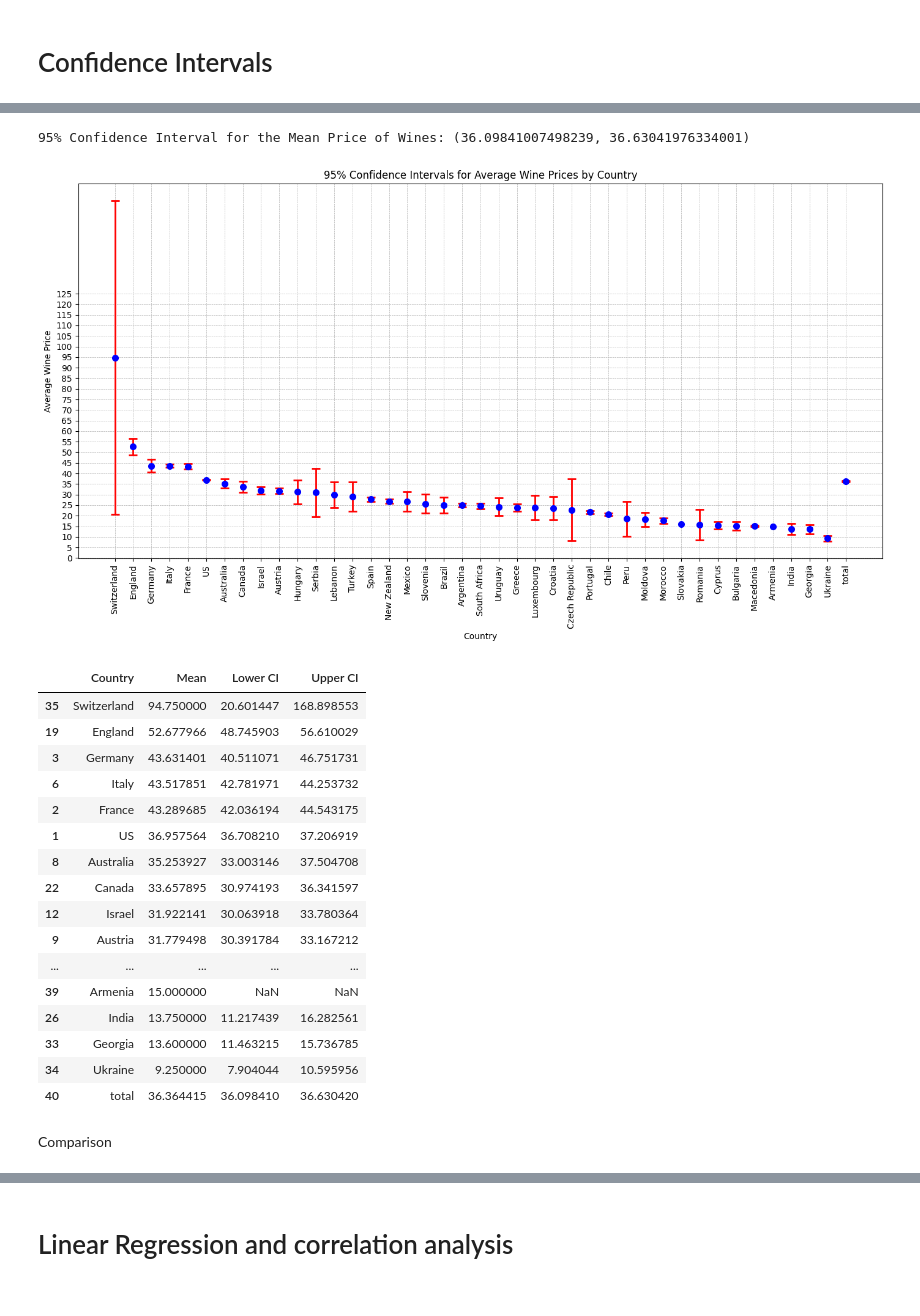
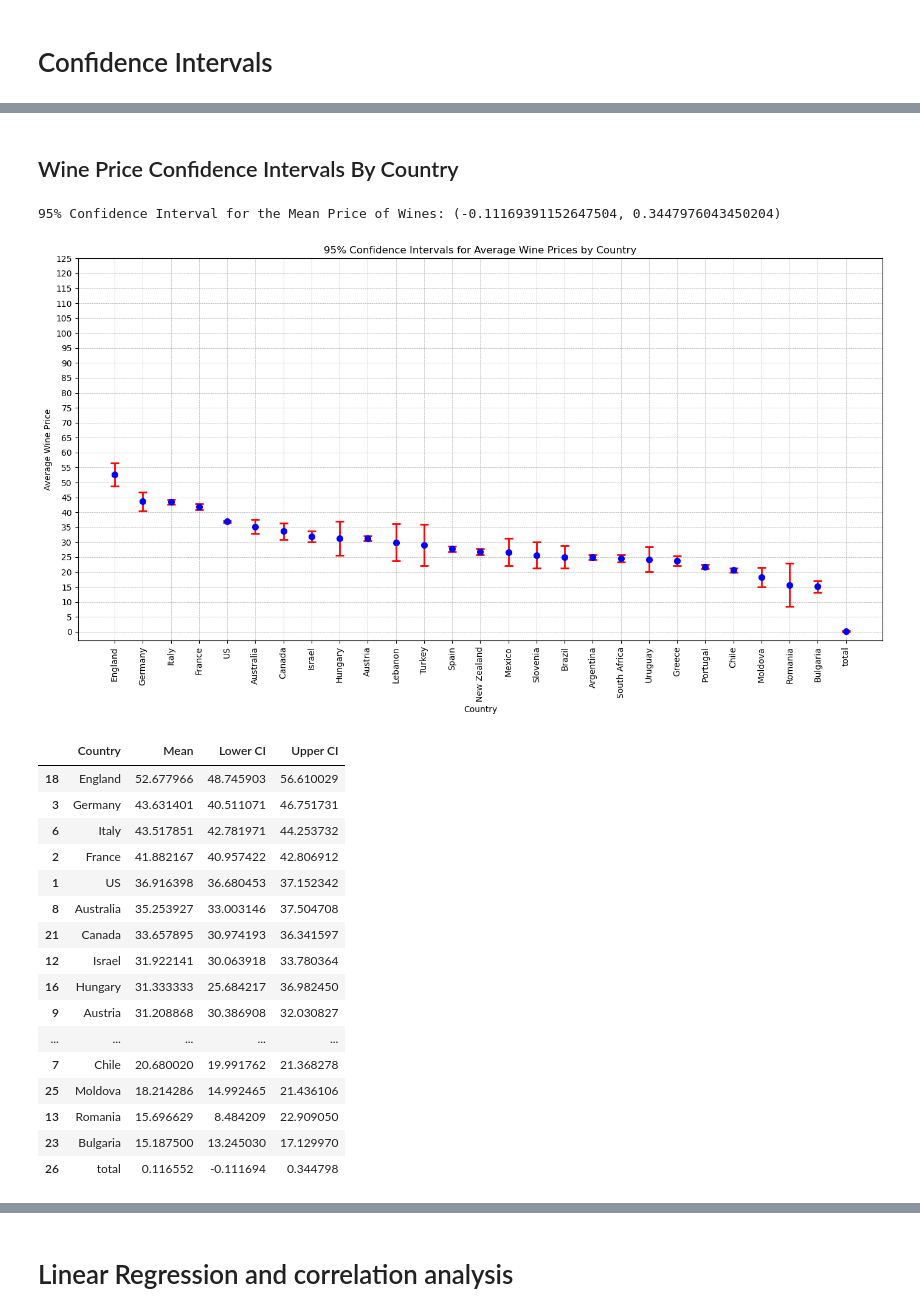
Before and after one commit to Supsi-Collaborative-Projects/wine-analysis, a Jupyter notebook: analysis.ipynb, the cells around one changed output, grey strips where cells are left out. Cells and saved outputs as stored; diff of their text form; code cells hidden in the pictures.

```diff
--- a/analysis.ipynb
+++ b/analysis.ipynb
@@ -286,3 +392,5 @@ Proportion of outliers: 6.16%
+# %%
+df = df[df['price'] <= 1000]
 # %% [markdown]
 # Preprocessing
 # %% [markdown]
@@ -412,10 +506,16 @@ df
 # %% [markdown]
 The length of the wine description might correlate with the wine rating, so we create a new variable to capture this information.
 # %%
-df['review_length'] = df['description'].apply(lambda x: len(x) if pd.notnull(x) else 0)
+def calculate_review_length(description):
+    if pd.notnull(description):
+        return len(description)
+    else:
+        return 0
+
+df['review_length'] = df['description'].apply(calculate_review_length)
 
 # Verifica che la colonna sia stata aggiunta correttamente
-df.head(10)
+df.head(5)
 # %% [output]
 |  | country | description | designation | points | price | province | region_1 | region_2 | title | variety | ... |
 | 1 | Portugal | This is ripe and fruity, a wine t... | Avidagos | 87 | 15.0 | Douro | Not-available | Not-available | Quinta dos Avidagos 2011 Avidagos... | Portuguese Red | ... |
@@ -830 +993,7 @@ print(f"95% confidence interval for the Pearson correlation coefficient: ({ci_lo
+# %%
+# Filter out countries with fewer than 30 points
+country_counts = df['country'].value_counts()
+valid_countries = country_counts[country_counts >= 30].index
+excluded_countries = country_counts[country_counts < 30].index
+df_filtered = df[df['country'].isin(valid_countries)]
 # %% [markdown]
@@ -897,65 +1063,67 @@ confidence_df
+# %% [markdown]
+## Wine Price Confidence Intervals By Country
 # %%
-# Calculate mean and standard error for the entire dataset for 'price'
-mean_price = df['price'].mean()
-sem_price = stats.sem(df['price'].dropna())
+# Calculate mean and standard error
+mean_price = df_filtered['price'].mean()
+mean_price = stats.sem(df_filtered['price'].dropna())
 
-# Calculate the confidence interval for the entire dataset for 'price'
-confidence_interval_price = stats.t.interval(0.95, len(df['price'].dropna())-1, loc=mean_price, scale=sem_price)
+# Calculate the confidence interval
+confidence_interval_price = stats.t.interval(0.95, len(df_filtered['price'])-1, loc=mean_price, scale=sem_price)
 print(f'95% Confidence Interval for the Mean Price of Wines: {confidence_interval_price}')
 
-# Calculate mean and confidence interval for each country for 'price'
-countries = df['country'].unique()
+# Calculate mean and confidence interval for each country
+countries = df_filtered['country'].unique()
 confidence_intervals_price = []
 
 for country in countries:
-    country_data = df[df['country'] == country]['price']
+    country_data = df_filtered[df_filtered['country'] == country]['price']
     mean = np.mean(country_data)
     confidence = stats.norm.interval(0.95, loc=mean, scale=stats.sem(country_data))
     confidence_intervals_price.append((country, mean, confidence[0], confidence[1]))
 
 # Create a DataFrame for better visualization
 confidence_df_price = pd.DataFrame(confidence_intervals_price, columns=['Country', 'Mean', 'Lower CI', 'Upper CI'])
 confidence_df_price = confidence_df_price.sort_values(by='Mean', ascending=False)
 
-# Append the total statistics to the country data for 'price'
+# Add general confidence interval
 general_row_price = {'Country': 'total', 'Mean': mean_price, 'Lower CI': confidence_interval_price[0], 'Upper CI': confidence_interval_price[1]}
 confidence_df_price.loc[len(confidence_df_price)] = general_row_price
+
 
 # Plotting the confidence intervals for 'price'
 plt.figure(figsize=(14, 8))
 plt.errorbar(confidence_df_price['Country'], confidence_df_price['Mean'],
              yerr=[confidence_df_price['Mean'] - confidence_df_price['Lower CI'], confidence_df_price['Upper CI'] - confidence_df_price['Mean']],
              fmt='o', ecolor='r', capsize=5, elinewidth=2, markeredgewidth=2, color='blue')
 plt.xticks(rotation=90)
 plt.xlabel('Country')
 plt.ylabel('Average Wine Price')
 plt.title('95% Confidence Intervals for Average Wine Prices by Country')
 plt.grid(True, linestyle='--', linewidth=0.5)
 plt.tight_layout()
 plt.yticks(np.arange(0, 130, 5))  # Adjust this range based on your 'price' data
 
+
 plt.show()
 
 confidence_df_price
 # %% [output]
-95% Confidence Interval for the Mean Price of Wines: (36.09841007498239, 36.63041976334001)
+95% Confidence Interval for the Mean Price of Wines: (-0.11169391152647504, 0.3447976043450204)
-[figure, old version]
+[figure, new version]
 |  | Country | Mean | Lower CI | Upper CI |
-| 35 | Switzerland | 94.750000 | 20.601447 | 168.898553 |
-| 19 | England | 52.677966 | 48.745903 | 56.610029 |
+| 18 | England | 52.677966 | 48.745903 | 56.610029 |
 | 3 | Germany | 43.631401 | 40.511071 | 46.751731 |
 | 6 | Italy | 43.517851 | 42.781971 | 44.253732 |
-| 2 | France | 43.289685 | 42.036194 | 44.543175 |
-| 1 | US | 36.957564 | 36.708210 | 37.206919 |
+| 2 | France | 41.882167 | 40.957422 | 42.806912 |
+| 1 | US | 36.916398 | 36.680453 | 37.152342 |
 | 8 | Australia | 35.253927 | 33.003146 | 37.504708 |
-| 22 | Canada | 33.657895 | 30.974193 | 36.341597 |
+| 21 | Canada | 33.657895 | 30.974193 | 36.341597 |
 | 12 | Israel | 31.922141 | 30.063918 | 33.780364 |
-| 9 | Austria | 31.779498 | 30.391784 | 33.167212 |
+| 16 | Hungary | 31.333333 | 25.684217 | 36.982450 |
+| 9 | Austria | 31.208868 | 30.386908 | 32.030827 |
 | ... | ... | ... | ... | ... |
-| 39 | Armenia | 15.000000 | NaN | NaN |
-| 26 | India | 13.750000 | 11.217439 | 16.282561 |
-| 33 | Georgia | 13.600000 | 11.463215 | 15.736785 |
-| 34 | Ukraine | 9.250000 | 7.904044 | 10.595956 |
-| 40 | total | 36.364415 | 36.098410 | 36.630420 |
+| 7 | Chile | 20.680020 | 19.991762 | 21.368278 |
+| 25 | Moldova | 18.214286 | 14.992465 | 21.436106 |
+| 13 | Romania | 15.696629 | 8.484209 | 22.909050 |
+| 23 | Bulgaria | 15.187500 | 13.245030 | 17.129970 |
+| 26 | total | 0.116552 | -0.111694 | 0.344798 |
-# %% [markdown]
-Comparison
```
Also changed, not shown: parts of 40 cells of this notebook.
